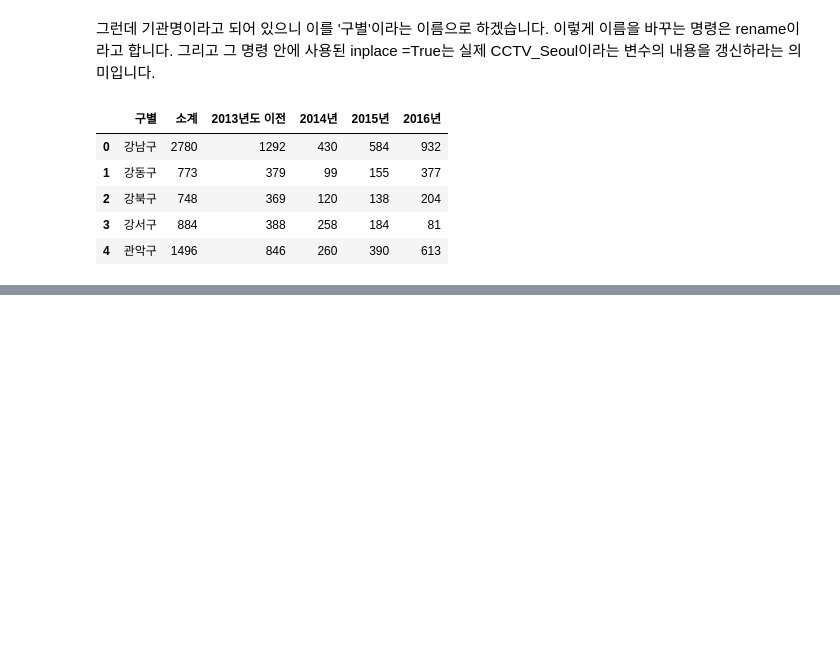
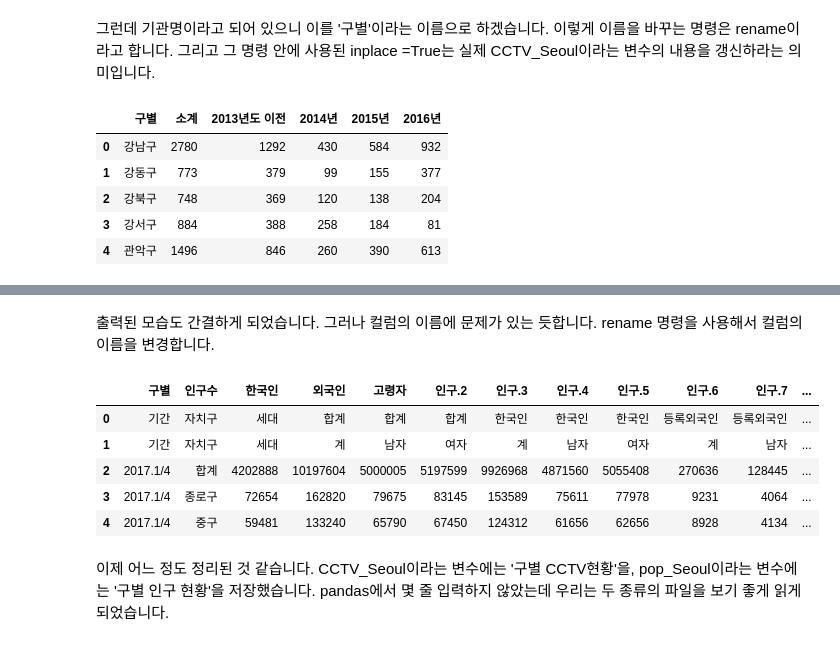
Before and after one commit to goldang01/DataScience_Study, a Jupyter notebook: Chapter 1.ipynb, the cells around one changed output, grey strips where cells are left out. Cells and saved outputs as stored; diff of their text form; code cells hidden in the pictures; blank space fills up the shorter version.

```diff
--- a/Chapter 1.ipynb
+++ b/Chapter 1.ipynb
@@ -40,0 +75,19 @@ CCTV_Seoul.head()
+# %% [markdown]
+출력된 모습도 간결하게 되었습니다. 그러나 컬럼의 이름에 문제가 있는 듯합니다. rename 명령을 사용해서 컬럼의 이름을 변경합니다.
+# %%
+pop_Seoul.rename(columns={pop_Seoul.columns[0] :' 구별',
+                          pop_Seoul.columns[1] : '인구수',
+                          pop_Seoul.columns[2] : '한국인',
+                          pop_Seoul.columns[3] : '외국인',
+                          pop_Seoul.columns[4] : '고령자'}, inplace = True)
+
+pop_Seoul.head()
+# %% [output]
+|  | 구별 | 인구수 | 한국인 | 외국인 | 고령자 | 인구.2 | 인구.3 | 인구.4 | 인구.5 | 인구.6 | 인구.7 | ... |
+| 0 | 기간 | 자치구 | 세대 | 합계 | 합계 | 합계 | 한국인 | 한국인 | 한국인 | 등록외국인 | 등록외국인 | ... |
+| 1 | 기간 | 자치구 | 세대 | 계 | 남자 | 여자 | 계 | 남자 | 여자 | 계 | 남자 | ... |
+| 2 | 2017.1/4 | 합계 | 4202888 | 10197604 | 5000005 | 5197599 | 9926968 | 4871560 | 5055408 | 270636 | 128445 | ... |
+| 3 | 2017.1/4 | 종로구 | 72654 | 162820 | 79675 | 83145 | 153589 | 75611 | 77978 | 9231 | 4064 | ... |
+| 4 | 2017.1/4 | 중구 | 59481 | 133240 | 65790 | 67450 | 124312 | 61656 | 62656 | 8928 | 4134 | ... |
+# %% [markdown]
+이제 어느 정도 정리된 것 같습니다. CCTV_Seoul이라는 변수에는 '구별 CCTV현황'을, pop_Seoul이라는 변수에는 '구별 인구 현황'을 저장했습니다. pandas에서 몇 줄 입력하지 않았는데 우리는 두 종류의 파일을 보기 좋게 읽게 되었습니다.
```
Also changed, not shown: parts of 32 cells of this notebook, 1 other file.
